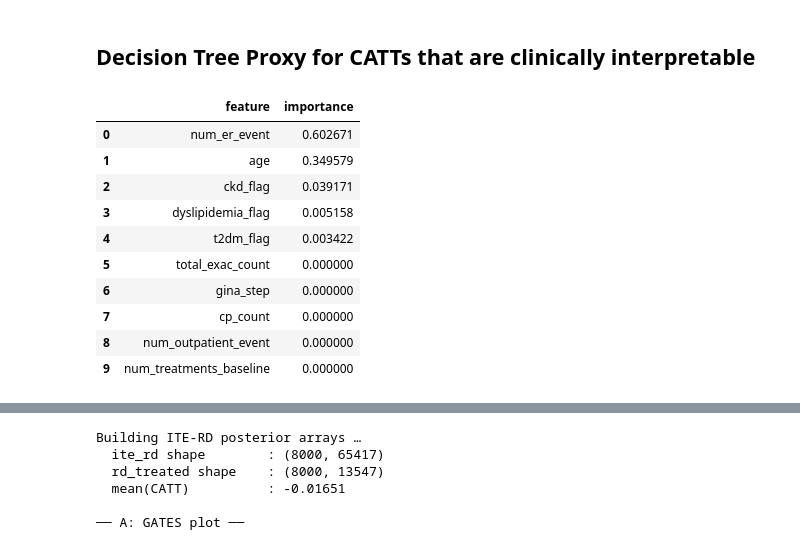
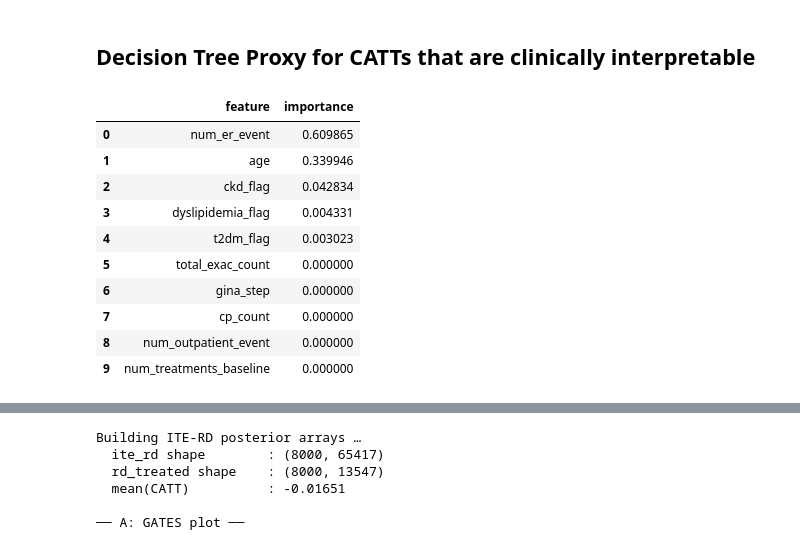
Before and after one commit to nweerasuriya/omscs, a Jupyter notebook: ISYE6420/Project/binary_bcf_exac_CP.ipynb, the cells around one changed output, grey strips where cells are left out. Cells and saved outputs as stored; diff of their text form; code cells hidden in the pictures.

```diff
--- a/ISYE6420/Project/binary_bcf_exac_CP.ipynb
+++ b/ISYE6420/Project/binary_bcf_exac_CP.ipynb
@@ -656,33 +656,31 @@ ax, catt_df = plot_forest_multiple(
 # %%
 from sklearn.tree import DecisionTreeRegressor
 # 1. Take the mean estimated treatment effect for each patient
-catt_estimates = np.exp(trace_bcf.posterior["tau"].mean(dim=["chain", "draw"]).values)
-sorted_catt = np.sort(catt_estimates)
-catt_rate_ratios = np.exp(catt_estimates)
+catt_estimates = trace_bcf.posterior["tau"].mean(dim=["chain", "draw"]).values
 y_proxy = catt_estimates
 
 # Drop region columns if they exist, since they are not clinically interpretable
 feature_names = X.columns
 
 # 2. Fit a shallow Decision Tree to explain these effects using your covariates
 # Max depth 4 keeps it clinically interpretable (16 subgroups max)
 proxy_tree = DecisionTreeRegressor(max_depth=4)
 proxy_tree.fit(X_tau, y_proxy)
 
 # 3. Get the feature importance and visualize the rules
 feature_importance = proxy_tree.feature_importances_
 feature_importance_df = pd.DataFrame({
     "feature": feature_names,
     "importance": feature_importance
 }).sort_values(by="importance", ascending=False)
 feature_importance_df.head(10).reset_index(drop=True)
 # %% [output]
 |  | feature | importance |
-| 0 | num_er_event | 0.602671 |
-| 1 | age | 0.349579 |
-| 2 | ckd_flag | 0.039171 |
-| 3 | dyslipidemia_flag | 0.005158 |
-| 4 | t2dm_flag | 0.003422 |
+| 0 | num_er_event | 0.609865 |
+| 1 | age | 0.339946 |
+| 2 | ckd_flag | 0.042834 |
+| 3 | dyslipidemia_flag | 0.004331 |
+| 4 | t2dm_flag | 0.003023 |
 | 5 | total_exac_count | 0.000000 |
 | 6 | gina_step | 0.000000 |
 | 7 | cp_count | 0.000000 |
```
Also changed, not shown: parts of 2 cells of this notebook, 1 other file.
